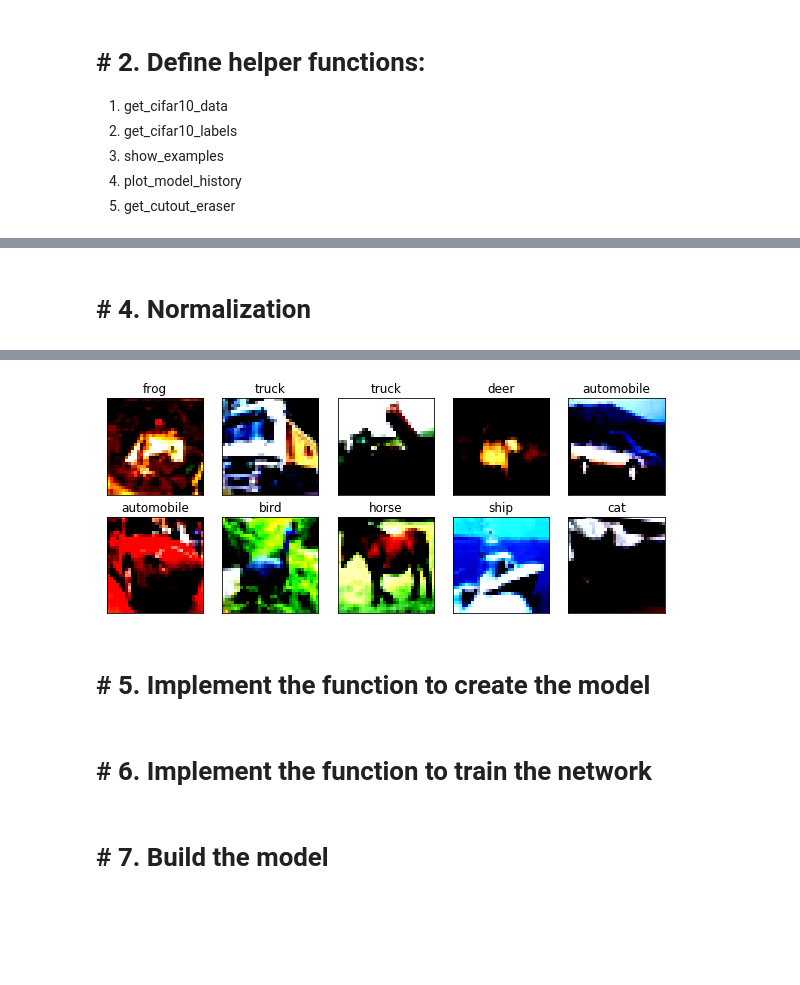
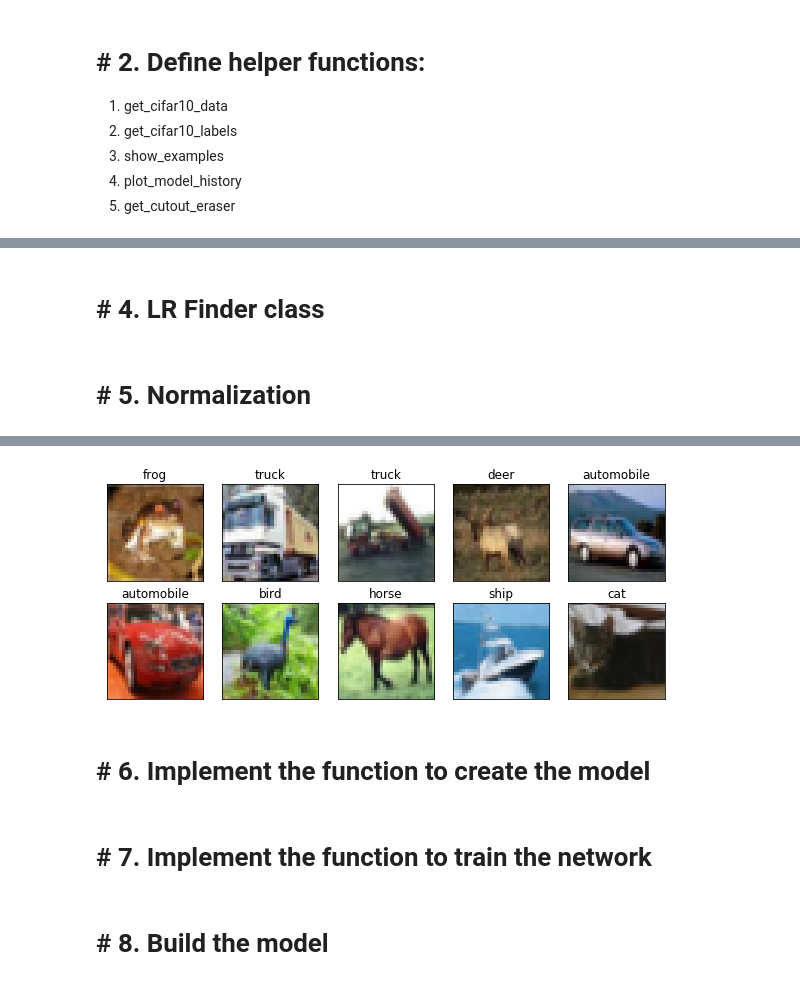
Before and after one commit to rashidmeras/EVA_PHASE1, a Jupyter notebook: Assignment12/EVA_S12_Assignment12.ipynb, the cells around one changed output, grey strips where cells are left out. Cells and saved outputs as stored; diff of their text form; code cells hidden in the pictures; blank space fills up the shorter version.

```diff
--- a/Assignment12/EVA_S12_Assignment12.ipynb
+++ b/Assignment12/EVA_S12_Assignment12.ipynb
@@ -250,0 +385,2 @@ class OneCycleLR(Callback):
+# %% [markdown]
+# # 4. LR Finder class
@@ -251,5 +661,5 @@ class OneCycleLR(Callback):
 # %% [markdown]
-# # 4. Normalization
+# # 5. Normalization
 # %%
 from keras.preprocessing.image import ImageDataGenerator
 
@@ -258,25 +668,34 @@ batch_size = 128
 #  load cifar10 data
 (train_features, train_labels), (test_features, test_labels) = get_cifar10_data()
 
-# # create generator that centers pixel values
-# datagen = ImageDataGenerator(featurewise_center=True, featurewise_std_normalization=True)
+cutout_fn = get_cutout_eraser(p=0.75, s_l=0.1, s_h=0.3, r_1=0.3, r_2=1 / 0.3, max_erasures_per_image=2, pixel_level=True)
 
-# # prepare an iterators to scale images
-# train_iterator = datagen.flow(train_features, train_labels, batch_size, shuffle=False)
+datagen = ImageDataGenerator(featurewise_center=True,
+                             featurewise_std_normalization=True,
+#                              rotation_range=0,       # randomly rotate images in the range (degrees, 0 to 180)
+#                              width_shift_range=0.1,  # randomly shift images horizontally (fraction of total width)
+#                              height_shift_range=0.1, # randomly shift images vertically (fraction of total height)
+#                              horizontal_flip=True,   # randomly flip images
+#                              vertical_flip=False,    # randomly flip images
+                             preprocessing_function=cutout_fn)
+datagen.fit(train_features)
 
-# # calculate mean on training dataset
-# xyz = datagen.fit(train_features)
-
-# train_features, train_labels = train_iterator.next()
-
-# train_features = min_max_scale(train_features)
+datagen_validation = ImageDataGenerator(featurewise_center=True,
+                                        featurewise_std_normalization=True,
+#                                         rotation_range=0,       # randomly rotate images in the range (degrees, 0 to 180)
+#                                         width_shift_range=0.1,  # randomly shift images horizontally (fraction of total width)
+#                                         height_shift_range=0.1, # randomly shift images vertically (fraction of total height)
+#                                         horizontal_flip=True,   # randomly flip images
+#                                         vertical_flip=False,    # randomly flip images
+                                       )
+datagen_validation.fit(train_features)
 
 
-train_features_mean = np.mean(train_features, axis=(0,1,2))
-train_features_std  = np.std(train_features, axis=(0,1,2))
+# train_features_mean = np.mean(train_features, axis=(0,1,2))
+# train_features_std  = np.std(train_features, axis=(0,1,2))
 
-train_features = (train_features - train_features_mean) / train_features_std
-test_features  = (test_features - train_features_mean) / train_features_std
+# train_features = (train_features - train_features_mean) / train_features_std
+# test_features  = (test_features - train_features_mean) / train_features_std
 
 show_examples(train_features[0:10], train_labels[0:10], classes=get_cifar10_labels())
 # %% [output]
@@ -296,6 +702,6 @@ W0724 13:12:49.335712 140229811455872 image.py:648] Clipping input data to the v
-[figure, old version]
+[figure, new version]
 # %% [markdown]
-# # 5. Implement the function to create the model
+# # 6. Implement the function to create the model
 # %%
 # Define the model
 def build_model(summary=False, lrate=0.0):
@@ -366,4 +772,4 @@ def build_model(summary=False, lrate=0.0):
 
     return model
 # %% [markdown]
-# # 6. Implement the function to train the network
+# # 7. Implement the function to train the network
@@ -463,2 +826,2 @@ def train_network(model, epochs=25, verbose=2, with_cutout=False, lrate=None):
 # %% [markdown]
-# # 7. Build the model
+# # 8. Build the model
```
Also changed, not shown: parts of 19 cells of this notebook.
